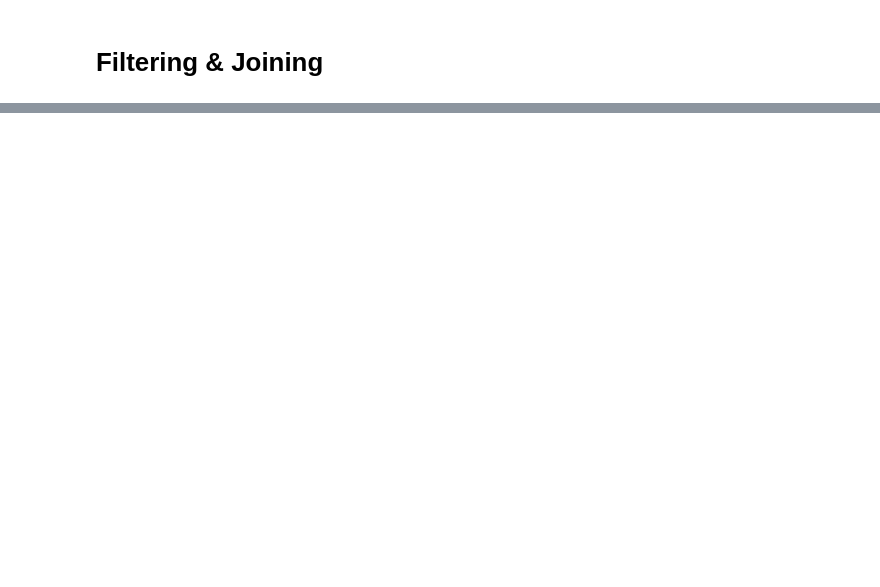
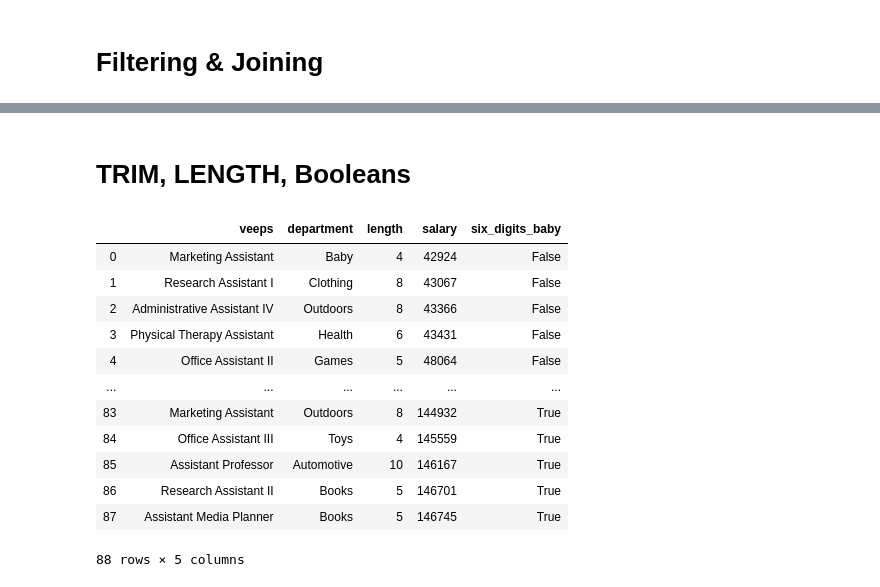
Before and after one commit to yasharmansouri/SQL-for-Data-Science, a Jupyter notebook: sql_for_data_science.ipynb, the cells around one changed output, grey strips where cells are left out. Saved outputs shown, nothing was run; the diff lists cells and outputs as text; code cells hidden in the pictures; blank space fills up the shorter version.

```diff
--- a/sql_for_data_science.ipynb
+++ b/sql_for_data_science.ipynb
@@ -286,0 +364,28 @@ pd.DataFrame(cur.fetchall(), columns=cols)
+# %% [markdown]
+# TRIM, LENGTH, Booleans
+# %%
+cmd = """SELECT
+             TRIM(job_title) veeps,
+             department, LENGTH(department),
+             salary,
+             (salary > 100000) six_digits_baby
+             FROM staff
+             WHERE job_title ILIKE '%assist%'
+             ORDER BY salary"""
+cur.execute(cmd)
+cols = [x[0] for x in cur.description]
+pd.DataFrame(cur.fetchall(), columns=cols)
+# %% [output]
+|  | veeps | department | length | salary | six_digits_baby |
+| 0 | Marketing Assistant | Baby | 4 | 42924 | False |
+| 1 | Research Assistant I | Clothing | 8 | 43067 | False |
+| 2 | Administrative Assistant IV | Outdoors | 8 | 43366 | False |
+| 3 | Physical Therapy Assistant | Health | 6 | 43431 | False |
+| 4 | Office Assistant II | Games | 5 | 48064 | False |
+| ... | ... | ... | ... | ... | ... |
+| 83 | Marketing Assistant | Outdoors | 8 | 144932 | True |
+| 84 | Office Assistant III | Toys | 4 | 145559 | True |
+| 85 | Assistant Professor | Automotive | 10 | 146167 | True |
+| 86 | Research Assistant II | Books | 5 | 146701 | True |
+| 87 | Assistant Media Planner | Books | 5 | 146745 | True |
+88 rows × 5 columns
```
Also changed, not shown: parts of 37 cells of this notebook.
